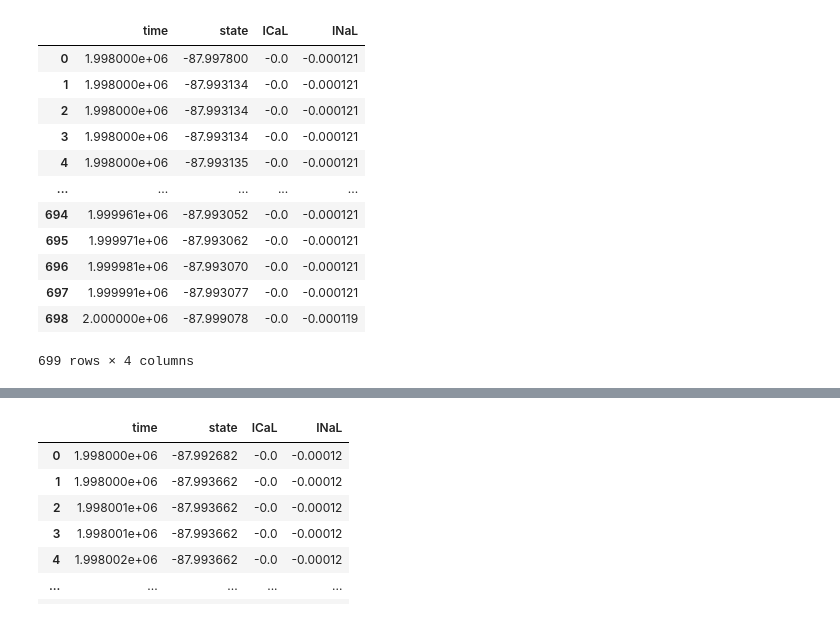
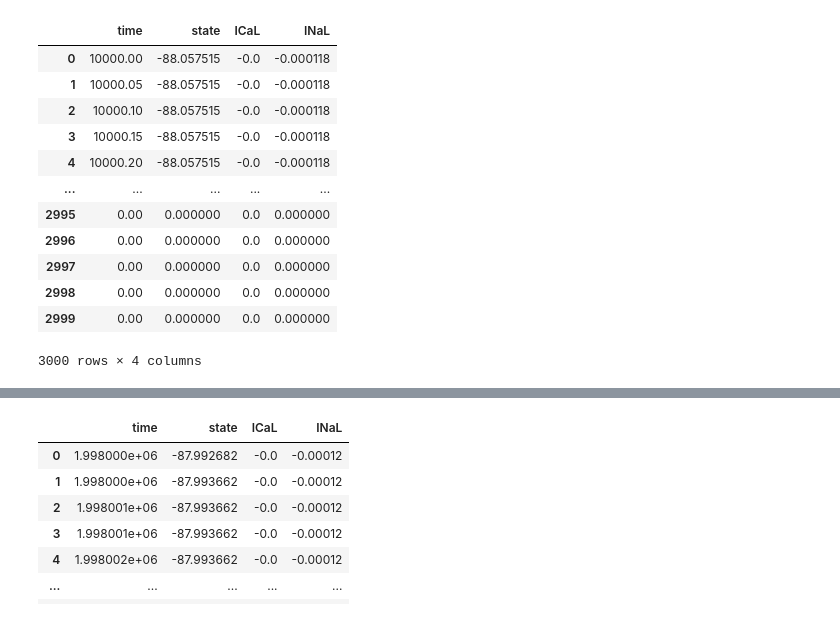
Before and after one commit to IritaSee/gpu_code_ground_up, a Jupyter notebook: result/parse.ipynb, the cells around one changed output, grey strips where cells are left out. Drawn from its saved outputs; the diff is of its cells as text; code cells hidden in the pictures.

```diff
--- a/result/parse.ipynb
+++ b/result/parse.ipynb
@@ -1,19 +1,19 @@
 # %%
 import matplotlib.pyplot as plt
 import pandas as pd
-alldata = pd.read_csv('./chlorpromazine_mods/10state_sample0.csv')
+alldata = pd.read_csv('./paralel/1_block0.csv')
 alldata
 # %% [output]
 |  | time | state | ICaL | INaL |
-| 0 | 1.998000e+06 | -87.997800 | -0.0 | -0.000121 |
-| 1 | 1.998000e+06 | -87.993134 | -0.0 | -0.000121 |
-| 2 | 1.998000e+06 | -87.993134 | -0.0 | -0.000121 |
-| 3 | 1.998000e+06 | -87.993134 | -0.0 | -0.000121 |
-| 4 | 1.998000e+06 | -87.993135 | -0.0 | -0.000121 |
+| 0 | 10000.00 | -88.057515 | -0.0 | -0.000118 |
+| 1 | 10000.05 | -88.057515 | -0.0 | -0.000118 |
+| 2 | 10000.10 | -88.057515 | -0.0 | -0.000118 |
+| 3 | 10000.15 | -88.057515 | -0.0 | -0.000118 |
+| 4 | 10000.20 | -88.057515 | -0.0 | -0.000118 |
 | ... | ... | ... | ... | ... |
-| 694 | 1.999961e+06 | -87.993052 | -0.0 | -0.000121 |
-| 695 | 1.999971e+06 | -87.993062 | -0.0 | -0.000121 |
-| 696 | 1.999981e+06 | -87.993070 | -0.0 | -0.000121 |
-| 697 | 1.999991e+06 | -87.993077 | -0.0 | -0.000121 |
-| 698 | 2.000000e+06 | -87.999078 | -0.0 | -0.000119 |
+| 2995 | 0.00 | 0.000000 | 0.0 | 0.000000 |
+| 2996 | 0.00 | 0.000000 | 0.0 | 0.000000 |
+| 2997 | 0.00 | 0.000000 | 0.0 | 0.000000 |
+| 2998 | 0.00 | 0.000000 | 0.0 | 0.000000 |
+| 2999 | 0.00 | 0.000000 | 0.0 | 0.000000 |
-699 rows × 4 columns
+3000 rows × 4 columns
```
Also changed, not shown: parts of 2 cells of this notebook, 2 other files.
